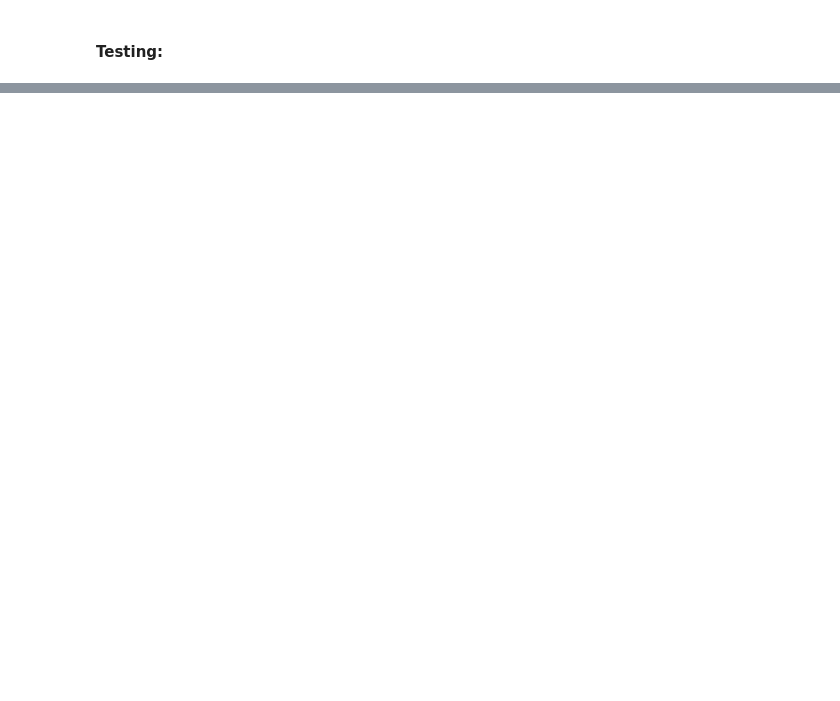
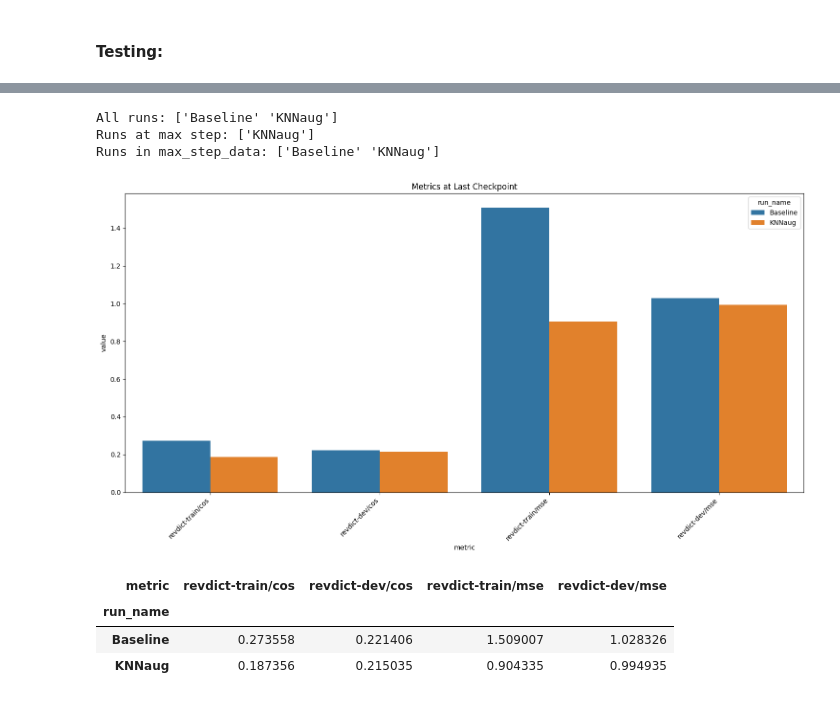
Before and after one commit to tasisso/codwoe, a Jupyter notebook: Colab_setup_dm.ipynb, the cells around one changed output, grey strips where cells are left out. Cells and saved outputs as stored; diff of their text form; code cells hidden in the pictures; blank space fills up the shorter version.

```diff
--- a/Colab_setup_dm.ipynb
+++ b/Colab_setup_dm.ipynb
@@ -174,0 +304,60 @@ The submission will be understood as follows:
+# %%
+
+import numpy as np
+
+last_step_metrics = []
+for metric in ['cos', 'mse']:
+  for group in ['revdict-train', 'revdict-dev']:
+    col_name = f'{group}/{metric}'
+    last_step_metrics.append(col_name)
+
+#if runs go to same max step (constant num epochs across runs)
+max_step = np.max(final_df['step'])
+#max_step_data = final_df[final_df['step'] == max_step]
+
+#elif runs have different end step
+#max_step_data = final_df.sort_values('step').groupby('run_name').tail(1)
+max_step_data = (
+    final_df
+    .sort_values('step')
+    .groupby(['run_name', 'metric'])
+    .tail(1)
+)
+max_step_data = max_step_data[max_step_data['metric'].isin(last_step_metrics)]
+
+#print("All runs:", final_df['run_name'].unique())
+#print("Runs at max step:", final_df[final_df['step'] == max_step]['run_name'].unique())
+#print("Runs in max_step_data:", max_step_data['run_name'].unique())
+
+# Reshape the data for plotting, handling missing values
+plot_df = max_step_data.pivot(index='run_name', columns='metric', values='value')
+
+# Get the actual columns present in plot_df
+available_metrics = plot_df.columns.tolist()
+
+# Filter last_step_metrics to include only available metrics
+value_vars = [metric for metric in last_step_metrics if metric in available_metrics]
+
+# Melt the DataFrame to long format, using only available metrics
+plot_df = pd.melt(plot_df.reset_index(), id_vars=['run_name'], value_vars=value_vars)
+plot_df.columns = ['run_name', 'metric', 'value']
+
+# Create the bar plot using seaborn
+plt.figure(figsize=(15, 8))
+sns.barplot(data=plot_df, x='metric', y='value', hue='run_name')
+plt.xticks(rotation=45, ha='right')
+plt.title('Metrics at Last Checkpoint')
+plt.tight_layout()
+plt.show()
+# %% [output]
+All runs: ['Baseline' 'KNNaug']
+Runs at max step: ['KNNaug']
+Runs in max_step_data: ['Baseline' 'KNNaug']
+[figure, added]
+# %%
+plot_df.pivot(index='run_name', columns='metric', values='value')[last_step_metrics]
+# %% [output]
+| metric | revdict-train/cos | revdict-dev/cos | revdict-train/mse | revdict-dev/mse |
+| run_name |  |  |  |  |
+| Baseline | 0.273558 | 0.221406 | 1.509007 | 1.028326 |
+| KNNaug | 0.187356 | 0.215035 | 0.904335 | 0.994935 |
```
Also changed, not shown: parts of 15 cells of this notebook.
